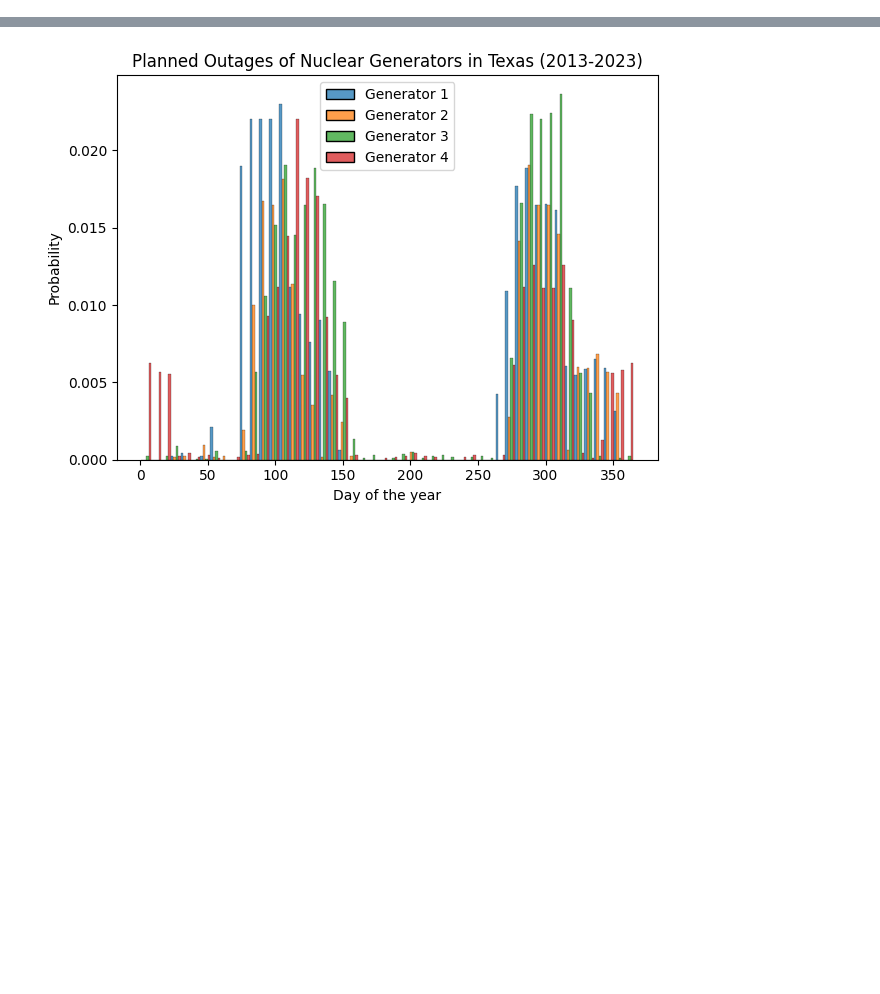
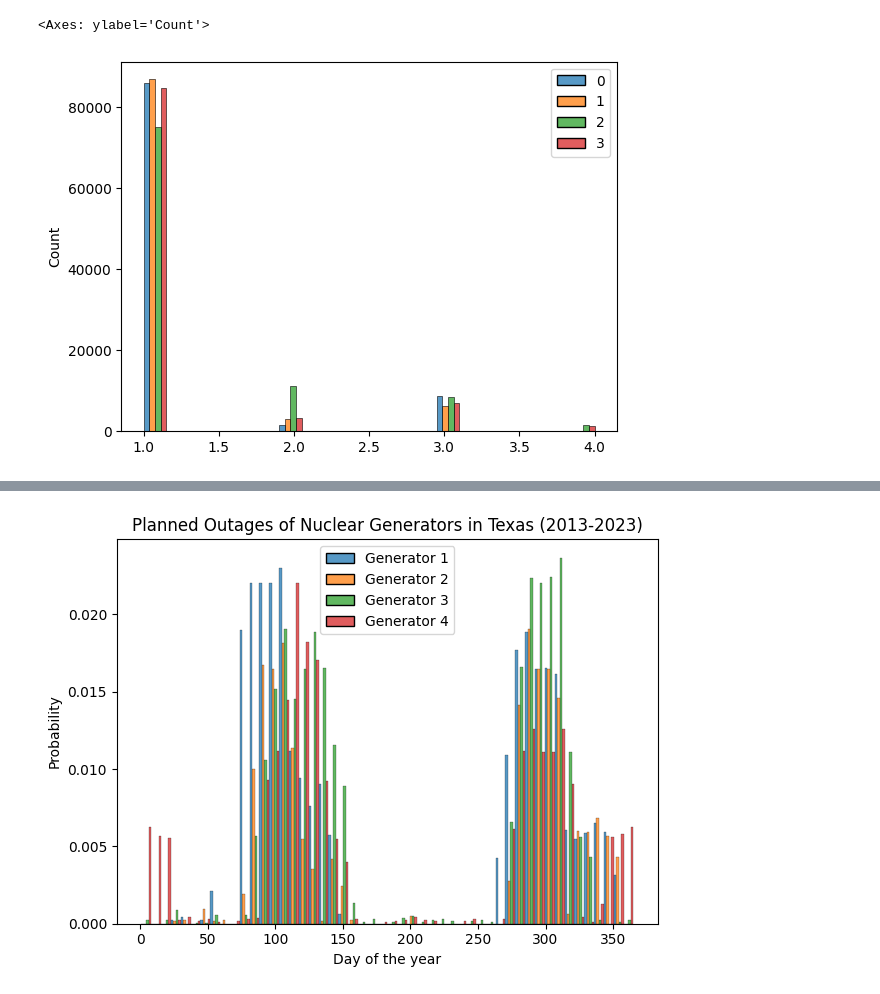
Before and after one commit to ecooper-cu/gads-analysis, a Jupyter notebook: visualize_texas_nuclear_trajectories.ipynb, the cells around one changed output, grey strips where cells are left out. Drawn from its saved outputs; the diff is of its cells as text; code cells hidden in the pictures; blank space fills up the shorter version.

```diff
--- a/visualize_texas_nuclear_trajectories.ipynb
+++ b/visualize_texas_nuclear_trajectories.ipynb
@@ -36,0 +77,8 @@ for f in filenames:
+# %%
+causes = np.vstack([i["y2"].values for i in mylist]).T
+fig, ax = plt.subplots()
+
+sns.histplot(causes, ax=ax, multiple="dodge")
+# %% [output]
+<Axes: ylabel='Count'>
+[figure, added]
```
Also changed, not shown: parts of 18 cells of this notebook, 17 other files.
